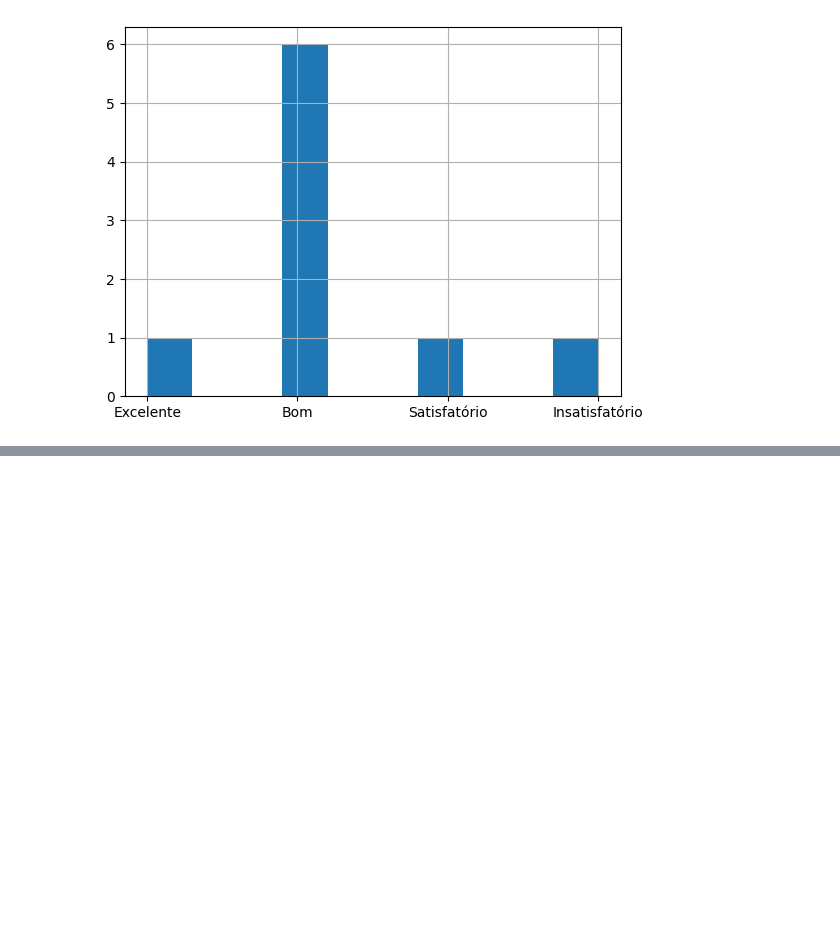
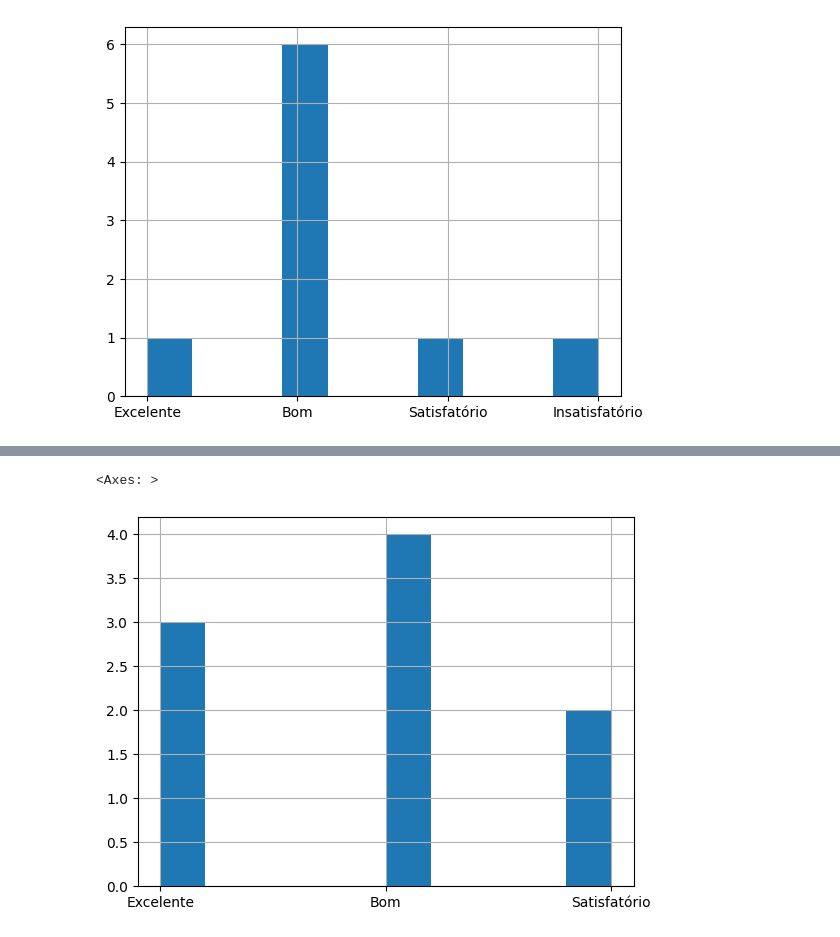
Before and after one commit to HellenCris808/Python, a Jupyter notebook: planilha2.ipynb, the cells around one changed output, grey strips where cells are left out. Drawn from its saved outputs; the diff is of its cells as text; code cells hidden in the pictures; blank space fills up the shorter version.

```diff
--- a/planilha2.ipynb
+++ b/planilha2.ipynb
@@ -21,0 +32,5 @@ dados['Aprendizagem dos alunos - a articulação entre teoria e prática.'].hist
+# %%
+dados['Aprendizagem dos alunos -  os simpósios, seminários, semanas de estudos e outros eventos\nsão articulados com o desenvolvimento do curso.'].hist()
+# %% [output]
+<Axes: >
+[figure, added]
```
Also changed, not shown: parts of 7 cells of this notebook.
